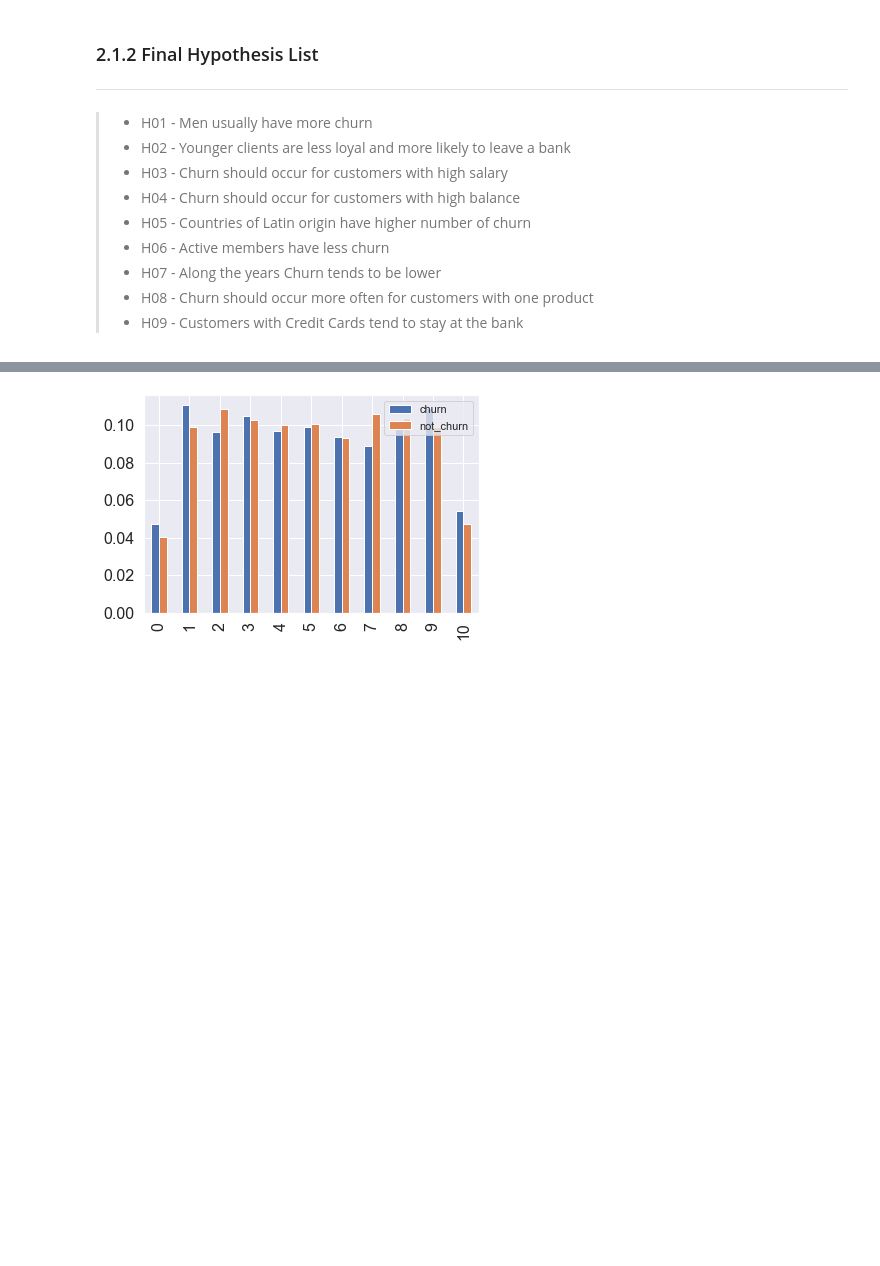
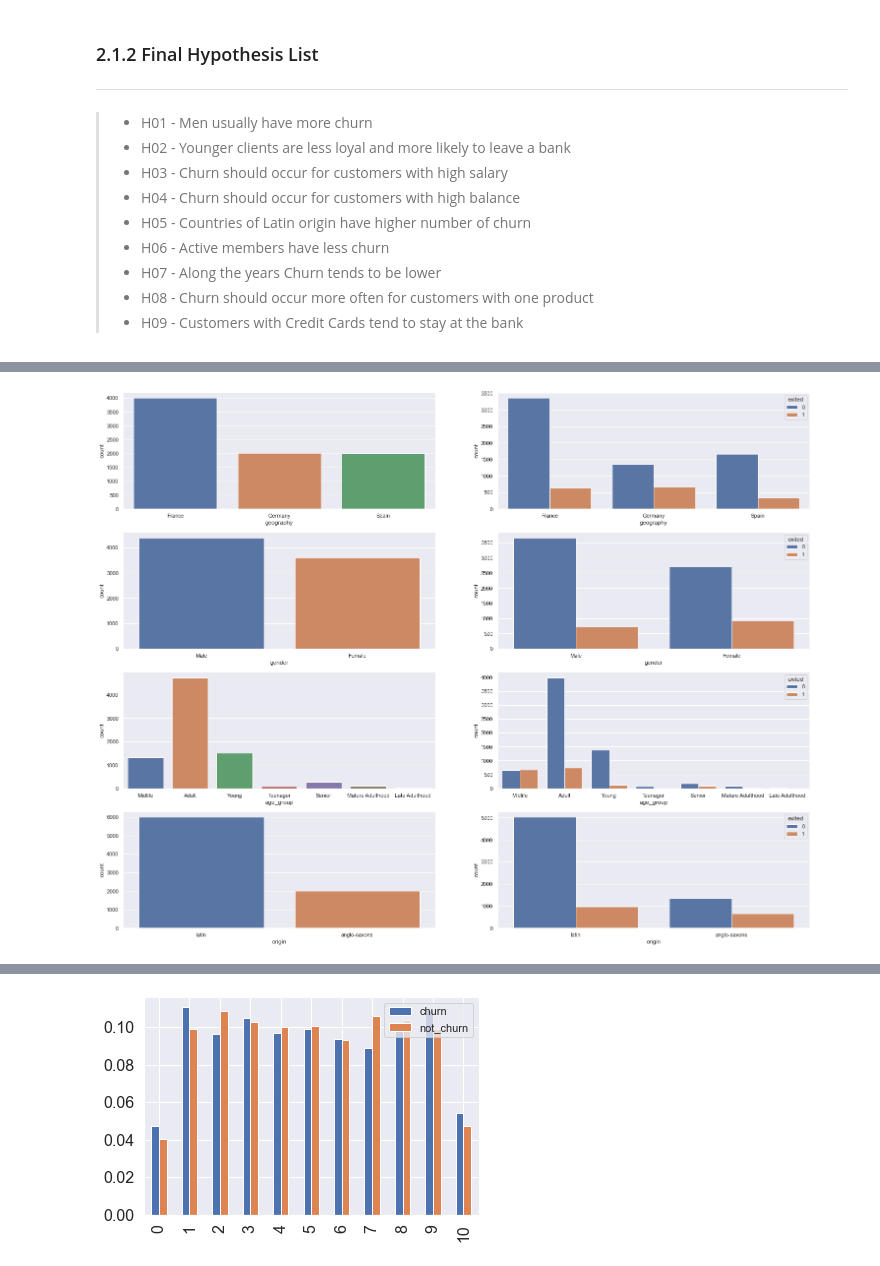
Before and after one commit to FabioCaffarello/Churn-Prediction-TopBank, a Jupyter notebook: 02-Notebooks/02-Scond_Cycle_CRISP/workflow_complete.ipynb, the cells around one changed output, grey strips where cells are left out. Cells and saved outputs as stored; diff of their text form; code cells hidden in the pictures; blank space fills up the shorter version.

```diff
--- a/02-Notebooks/02-Scond_Cycle_CRISP/workflow_complete.ipynb
+++ b/02-Notebooks/02-Scond_Cycle_CRISP/workflow_complete.ipynb
@@ -514,0 +574,18 @@ df02['num_of_products_gdp_deflator'] = (df02['general_government_gross_debt'] /
+# %%
+#Categorical Attributes
+cat_attributes = df04.select_dtypes(include=['object'])
+# %%
+count = 1
+rows= len(cat_attributes.columns)
+plt.figure(figsize=(25,5*rows))
+for i in cat_attributes:
+    plt.subplot(rows, 2, count)
+    sns.countplot(x=i, data=df04)
+    count += 1
+
+    plt.subplot(rows, 2, count)
+    sns.countplot(x=i, hue='exited', data=df04)
+    count += 1
+plt.show()
+# %% [output]
+[figure, added]
```
Also changed, not shown: parts of 23 cells of this notebook.
